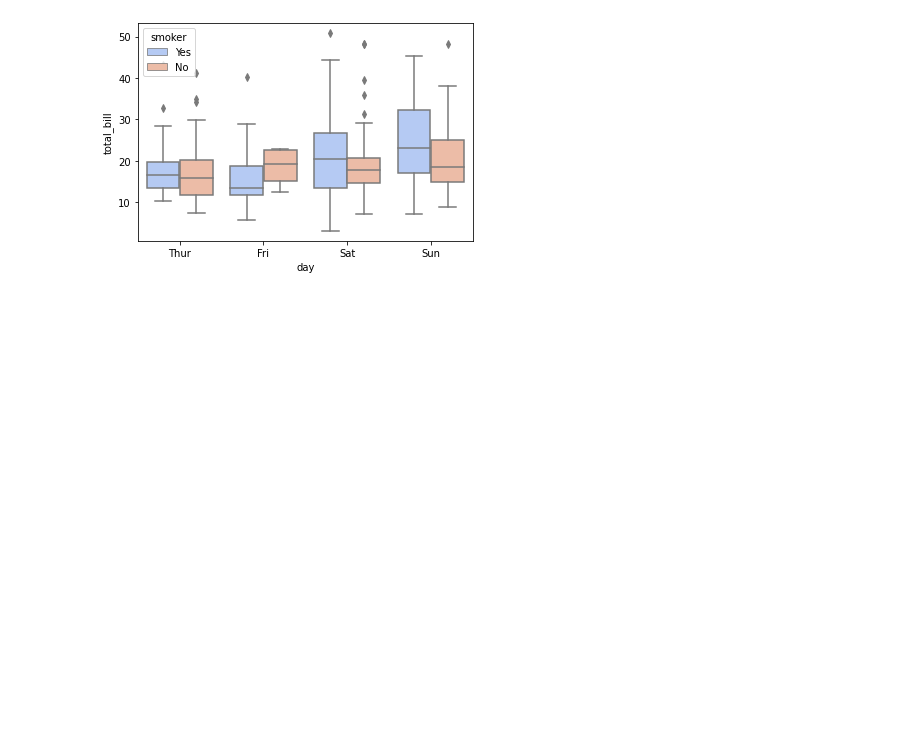
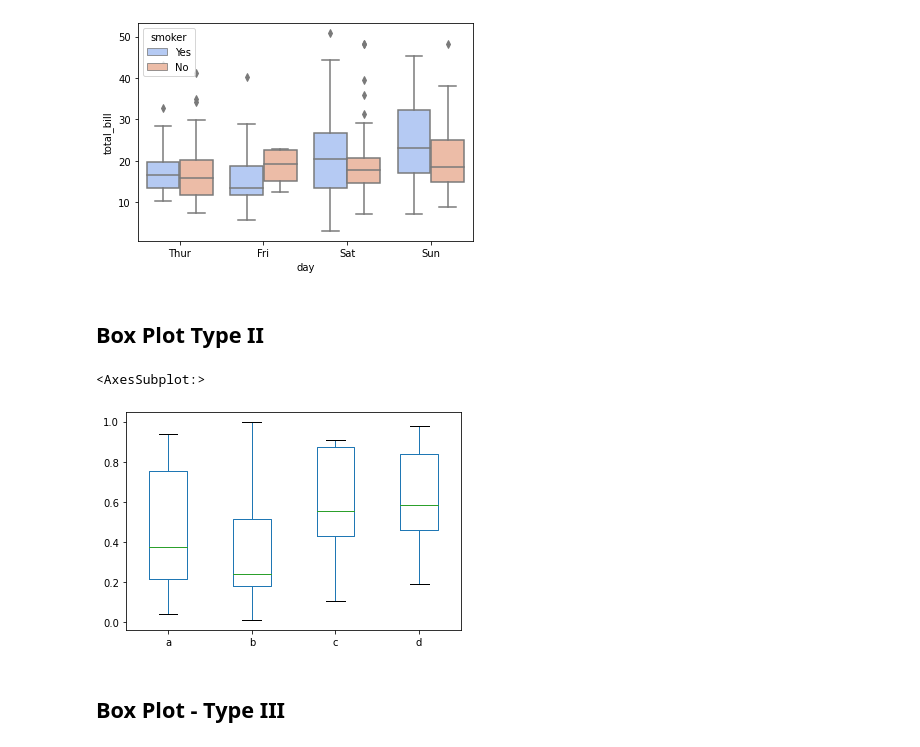
Before and after one commit to aschof20/Python_Graphs, a Jupyter notebook: Box_Plots.ipynb, the cells around one changed output. Cells and saved outputs as stored; diff of their text form; code cells hidden in the pictures; blank space fills up the shorter version.

```diff
--- a/Box_Plots.ipynb
+++ b/Box_Plots.ipynb
@@ -36,3 +36,5 @@ sns.boxplot(x="day", y="total_bill", hue="smoker",data=tips_econ, palette="coolw
 # %% [output]
 <AxesSubplot:xlabel='day', ylabel='total_bill'>
 [figure]
+# %% [markdown]
+## Box Plot Type II
@@ -38,0 +45,10 @@ sns.boxplot(x="day", y="total_bill", hue="smoker",data=tips_econ, palette="coolw
+# %%
+data_frame_1 = pd.read_csv('df1', index_col=0)
+data_frame_2 = pd.read_csv('df2')
+# %%
+data_frame_2.plot.box()
+# %% [output]
+<AxesSubplot:>
+[figure, added]
+# %% [markdown]
+## Box Plot - Type III
```
Also changed, not shown: parts of 3 cells of this notebook, 19 other files.
